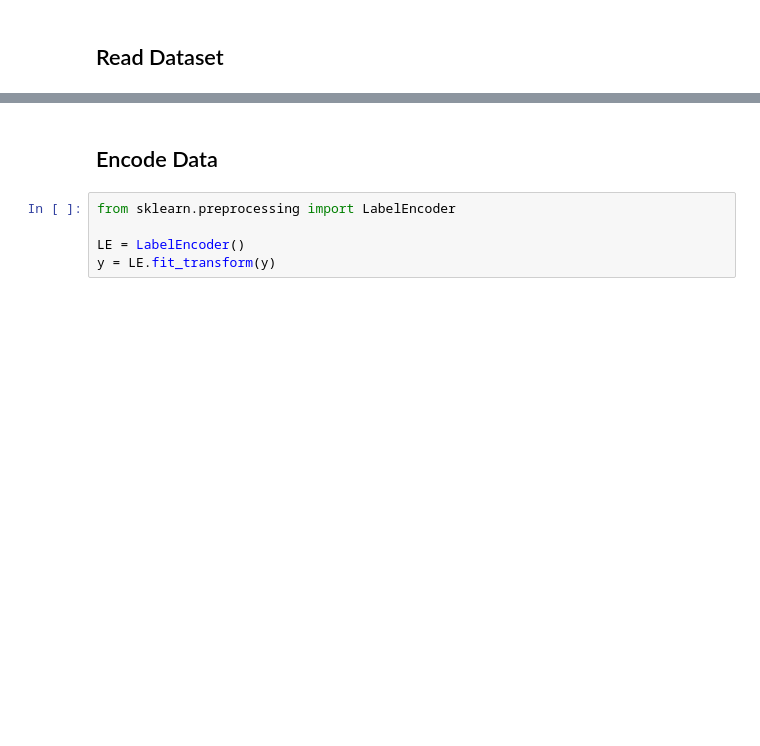
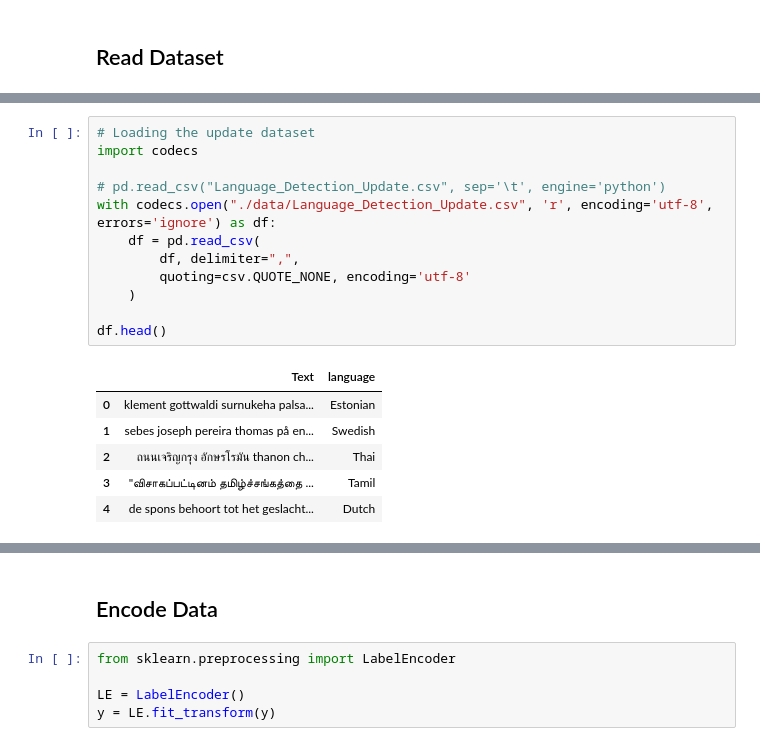
Before and after one commit to Bhuribhat/Text-Classification, a Jupyter notebook: Language_Detection.ipynb, the cells around one changed output, grey strips where cells are left out. Saved outputs shown, nothing was run; the diff lists cells and outputs as text; blank space fills up the shorter version.

```diff
--- a/Language_Detection.ipynb
+++ b/Language_Detection.ipynb
@@ -25,3 +26,22 @@ data.head()
 | 2 | The study of nature is a large, i... | English |
 | 3 | Although humans are part of natur... | English |
 | 4 | [1] The word nature is borrowed f... | English |
+# %%
+# Loading the update dataset
+import codecs
+
+# pd.read_csv("Language_Detection_Update.csv", sep='\t', engine='python')
+with codecs.open("./data/Language_Detection_Update.csv", 'r', encoding='utf-8', errors='ignore') as df:
+    df = pd.read_csv(
+        df, delimiter=",",
+        quoting=csv.QUOTE_NONE, encoding='utf-8'
+    )
+
+df.head()
+# %% [output]
+|  | Text | language |
+| 0 | klement gottwaldi surnukeha palsa... | Estonian |
+| 1 | sebes joseph pereira thomas på en... | Swedish |
+| 2 | ถนนเจริญกรุง อักษรโรมัน thanon ch... | Thai |
+| 3 | "விசாகப்பட்டினம் தமிழ்ச்சங்கத்தை ... | Tamil |
+| 4 | de spons behoort tot het geslacht... | Dutch |
```
Also changed, not shown: parts of 14 cells of this notebook, 1 other file.
